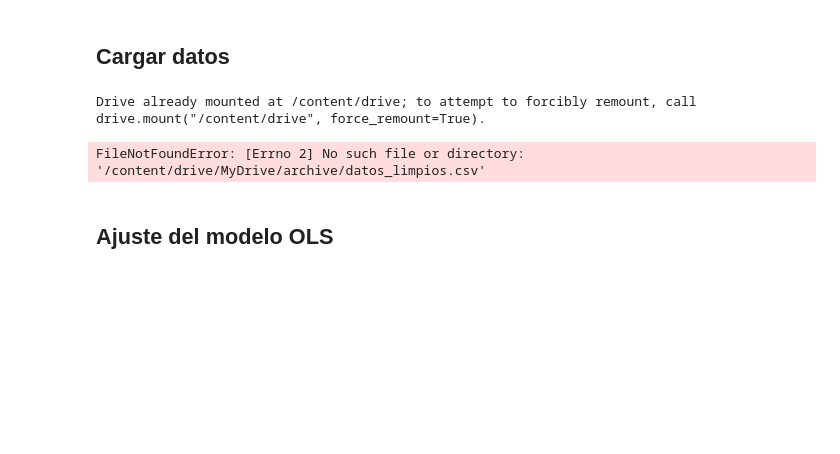
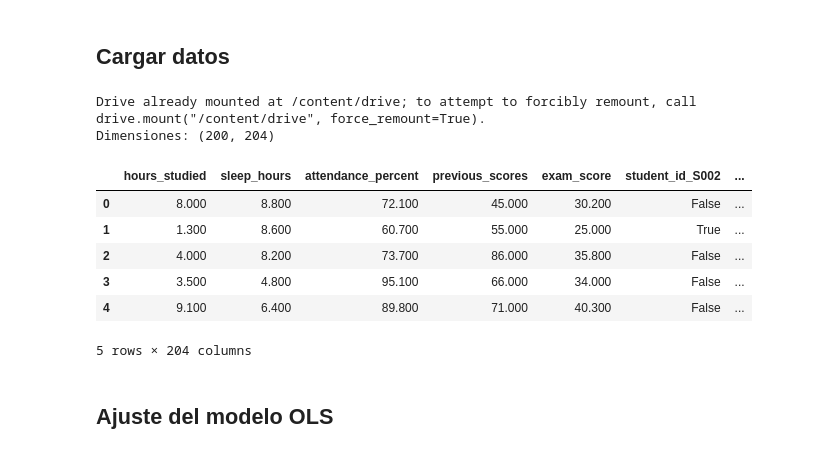
Before and after one commit to rodgoncarmen2005/econometria, a Jupyter notebook: 05_ECO_Prediccion_.ipynb, the cells around one changed output. Cells and saved outputs as stored; diff of their text form; code cells hidden in the pictures; blank space fills up the shorter version.

```diff
--- a/05_ECO_Prediccion_.ipynb
+++ b/05_ECO_Prediccion_.ipynb
@@ -18,20 +18,27 @@ pd.set_option('display.float_format', '{:,.3f}'.format)
 # %%
 
 # Cargamos nuestros datos
 from google.colab import drive
 drive.mount('/content/drive')
 data = pd.read_csv("/content/drive/MyDrive/archive/datos_limpios.csv")
 
 print("Dimensiones:", data.shape)
 display(data.head())
 
 # Variable dependiente y explicativas
-y = data['TOTEMP']          # Empleo total (objetivo)
-X = data.drop(columns=['TOTEMP'])  # Explicativas
+y = data['exam_score']          # Empleo total (objetivo)
+X = data.drop(columns=['exam_score'])  # Explicativas
 X = sm.add_constant(X)      # Añadimos término independiente
 # %% [output]
 Drive already mounted at /content/drive; to attempt to forcibly remount, call drive.mount("/content/drive", force_remount=True).
+Dimensiones: (200, 204)
+|  | hours_studied | sleep_hours | attendance_percent | previous_scores | exam_score | student_id_S002 | ... |
+| 0 | 8.000 | 8.800 | 72.100 | 45.000 | 30.200 | False | ... |
+| 1 | 1.300 | 8.600 | 60.700 | 55.000 | 25.000 | True | ... |
+| 2 | 4.000 | 8.200 | 73.700 | 86.000 | 35.800 | False | ... |
+| 3 | 3.500 | 4.800 | 95.100 | 66.000 | 34.000 | False | ... |
+| 4 | 9.100 | 6.400 | 89.800 | 71.000 | 40.300 | False | ... |
-FileNotFoundError: [Errno 2] No such file or directory: '/content/drive/MyDrive/archive/datos_limpios.csv'
+5 rows × 204 columns
 # %% [markdown]
 ## Ajuste del modelo OLS
 # %%
```
Also changed, not shown: parts of 5 cells of this notebook.
